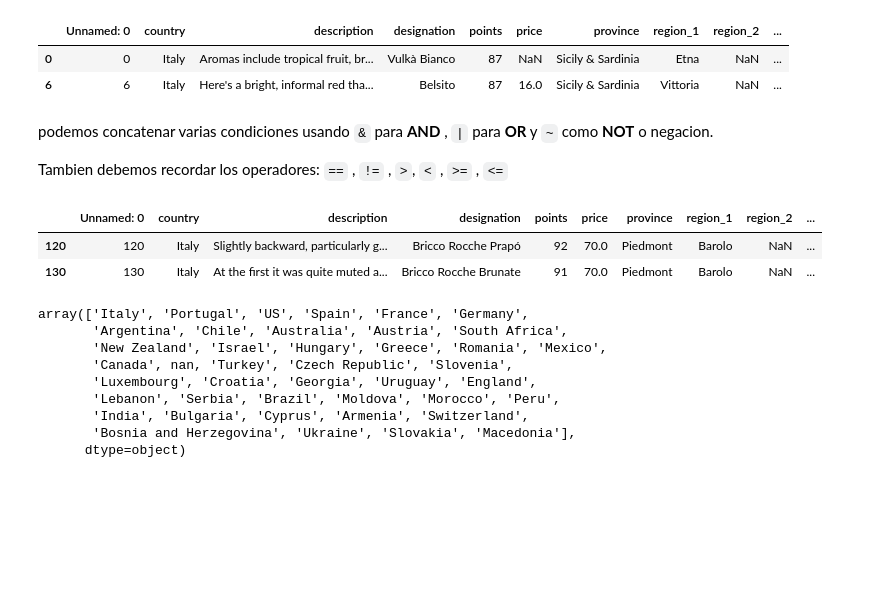
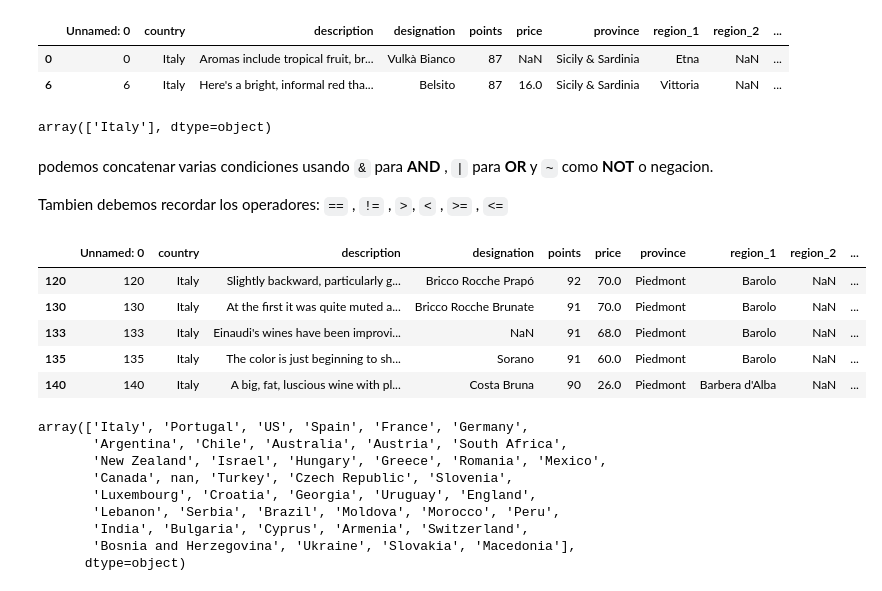
Before and after one commit to Anamar38/ProgramacionPython, a Jupyter notebook: Modulo5/2. ManipulacionBasicaDatos.ipynb, the cells around one changed output. Cells and saved outputs as stored; diff of their text form; code cells hidden in the pictures; blank space fills up the shorter version.

```diff
--- a/Modulo5/2. ManipulacionBasicaDatos.ipynb
+++ b/Modulo5/2. ManipulacionBasicaDatos.ipynb
@@ -101,17 +111,25 @@ df[condicion].head(2)
 |  | Unnamed: 0 | country | description | designation | points | price | province | region_1 | region_2 | ... |
 | 0 | 0 | Italy | Aromas include tropical fruit, br... | Vulkà Bianco | 87 | NaN | Sicily & Sardinia | Etna | NaN | ... |
 | 6 | 6 | Italy | Here's a bright, informal red tha... | Belsito | 87 | 16.0 | Sicily & Sardinia | Vittoria | NaN | ... |
+# %%
+# método unique me brinda valores únicos de columna
+df_filter.country.unique()
+# %% [output]
+array(['Italy'], dtype=object)
 # %% [markdown]
 podemos concatenar varias condiciones usando `&` para **AND** ,  `|` para **OR** y `~` como **NOT** o negacion.
 
 Tambien debemos recordar los operadores: `==` , `!=` , `>`, `<` , `>=` , `<=`
 # %%
 condicion  = (df.country=="Italy") & (df.points>=90)
-df[condicion].head(2)
+df[condicion].head()
 # %% [output]
 |  | Unnamed: 0 | country | description | designation | points | price | province | region_1 | region_2 | ... |
 | 120 | 120 | Italy | Slightly backward, particularly g... | Bricco Rocche Prapó | 92 | 70.0 | Piedmont | Barolo | NaN | ... |
 | 130 | 130 | Italy | At the first it was quite muted a... | Bricco Rocche Brunate | 91 | 70.0 | Piedmont | Barolo | NaN | ... |
+| 133 | 133 | Italy | Einaudi's wines have been improvi... | NaN | 91 | 68.0 | Piedmont | Barolo | NaN | ... |
+| 135 | 135 | Italy | The color is just beginning to sh... | Sorano | 91 | 60.0 | Piedmont | Barolo | NaN | ... |
+| 140 | 140 | Italy | A big, fat, luscious wine with pl... | Costa Bruna | 90 | 26.0 | Piedmont | Barbera d'Alba | NaN | ... |
 # %%
 # método 'unique' -> permite obtener valores unicos de una columna
 
```
Also changed, not shown: parts of 10 cells of this notebook, 12 other files.
